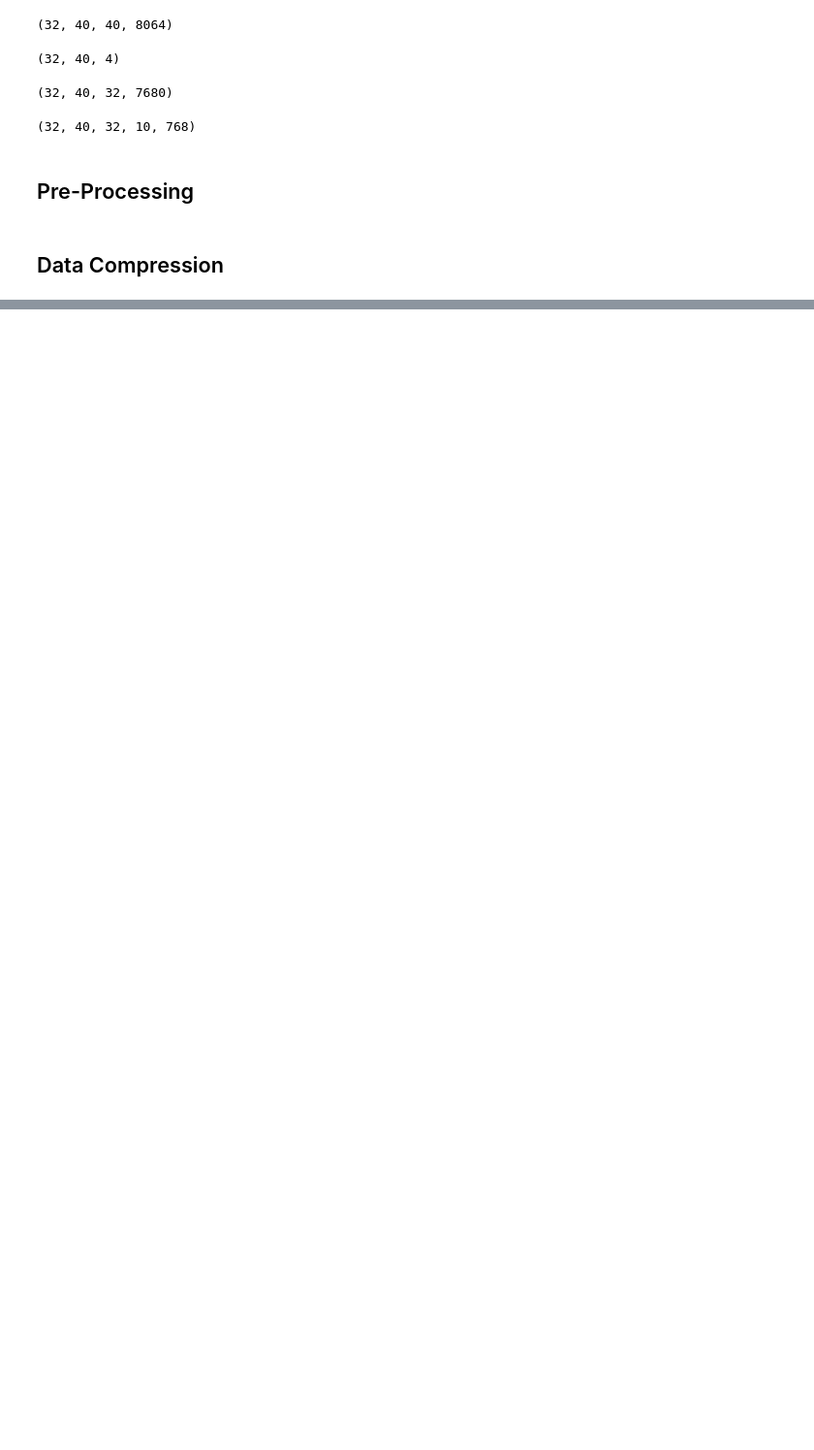
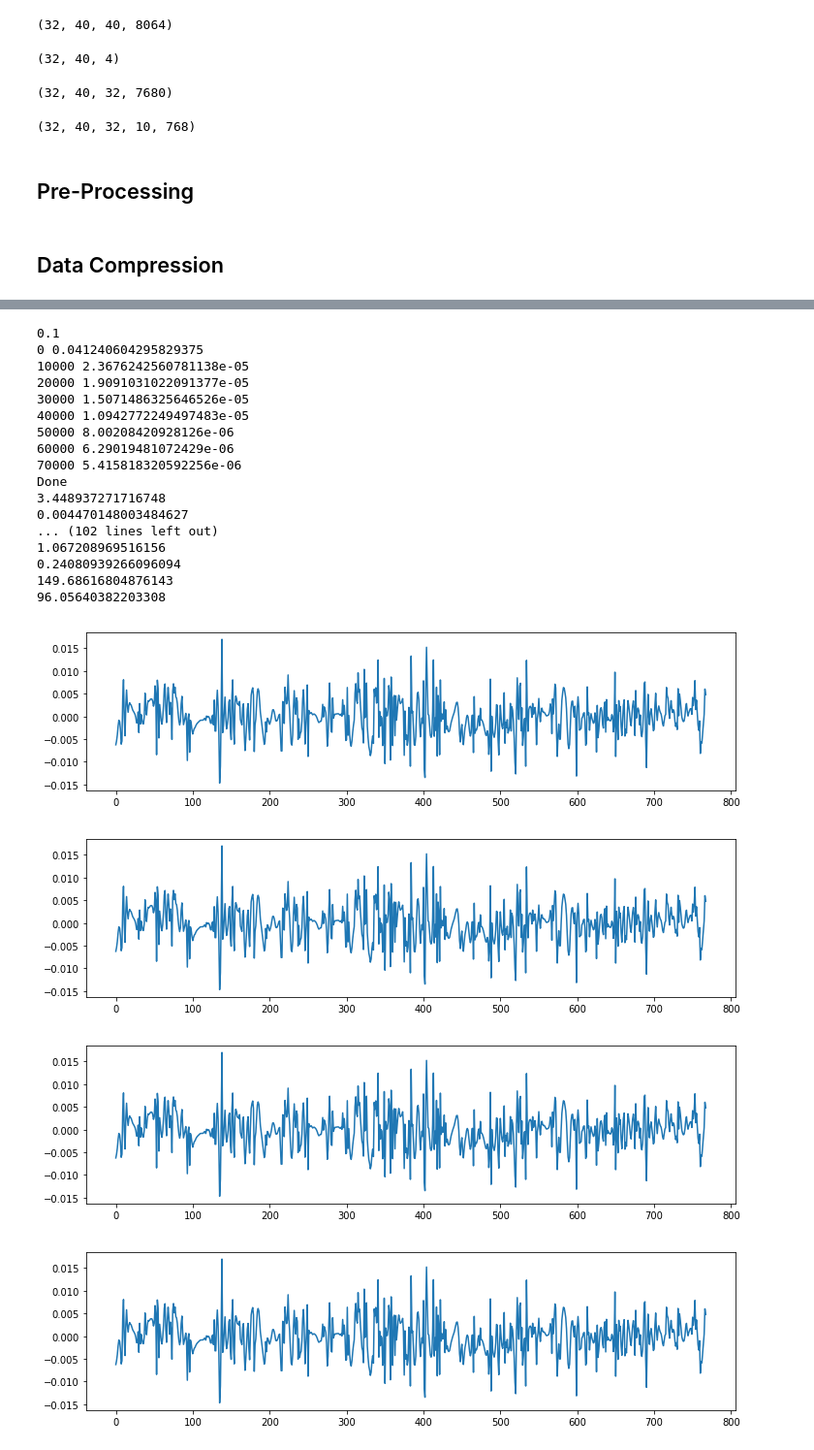
Before and after one commit to rmoughan/Compressive_Sensing_EEG_BMI, a Jupyter notebook: CS_EEG_data.ipynb, the cells around one changed output, grey strips where cells are left out. Shown: that part at 97% size. Drawn from its saved outputs; the diff is of its cells as text; code cells hidden in the pictures; blank space fills up the shorter version.

```diff
--- a/CS_EEG_data.ipynb
+++ b/CS_EEG_data.ipynb
@@ -60,0 +172,48 @@ eeg_data.shape
+# %%
+for p in [i / 10 for i in range(1,10)]:
+    print(p)
+    M = 192
+    N = 768
+#     p = 0.25
+
+    Phi = np.random.binomial(1, p, size = (M,N))
+    s, slices = dwt(levels, x)
+    y = meas_map(s, Phi, slices)
+    scale = np.linalg.norm(y)
+    y = y / scale
+    lam = 0.000001
+
+
+    rec_s = prox_grad_desc(Phi, y, lam, slices, s.shape)
+    rec_x = np.real(idwt(levels, rec_S, slices))
+
+    print("Done")
+    print(np.linalg.norm(rec_s, ord = 1))
+    print(np.linalg.norm(meas_map(rec_s, Phi, slices) - y, ord = 2))
+    print(np.linalg.norm(rec_s - s))
+    print(np.linalg.norm(rec_x - x))
+
+    plt.figure(figsize=(12,3))
+    plt.plot(rec_x);
+# %% [output]
+0.1
+0 0.041240604295829375
+10000 2.3676242560781138e-05
+20000 1.9091031022091377e-05
+30000 1.5071486325646526e-05
+40000 1.0942772249497483e-05
+50000 8.00208420928126e-06
+60000 6.29019481072429e-06
+70000 5.415818320592256e-06
+Done
+3.448937271716748
+0.004470148003484627
+... (102 lines left out)
+1.067208969516156
+0.24080939266096094
+149.68616804876143
+96.05640382203308
+[figure, added]
+[figure, added]
+[figure, added]
+[figure, added]
```
Also changed, not shown: parts of 7 cells of this notebook.
